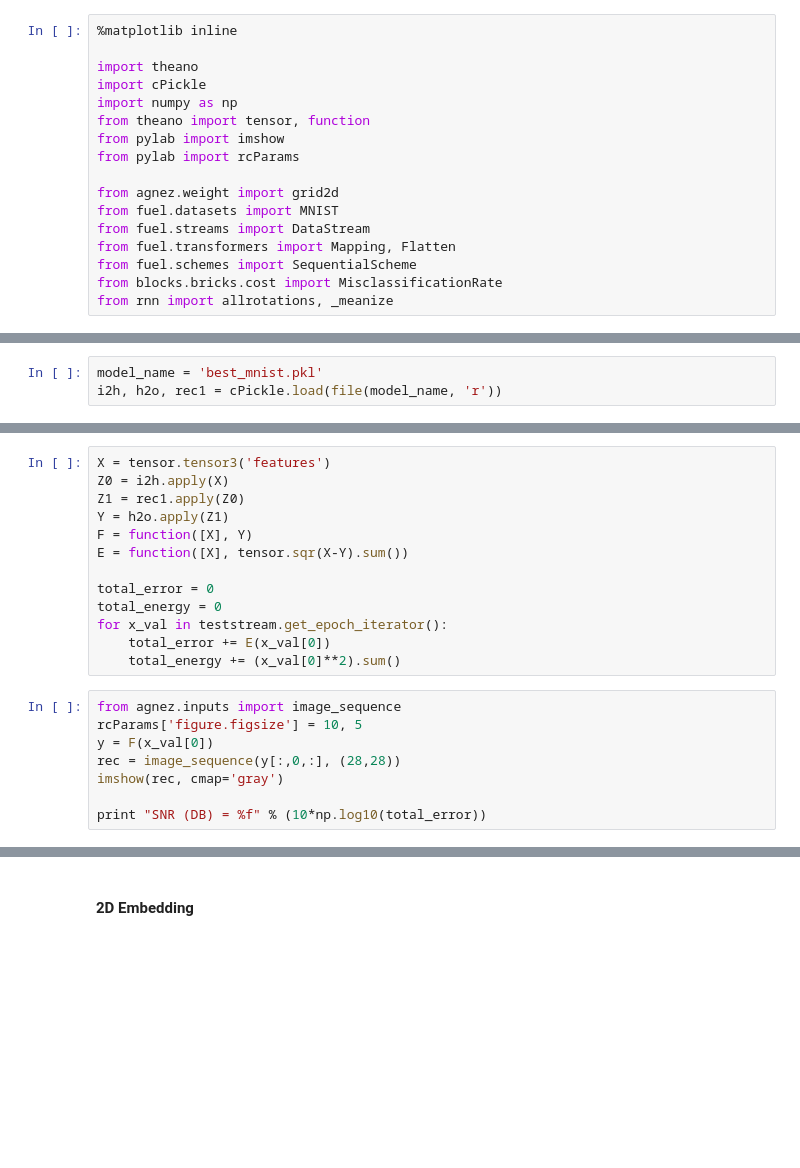
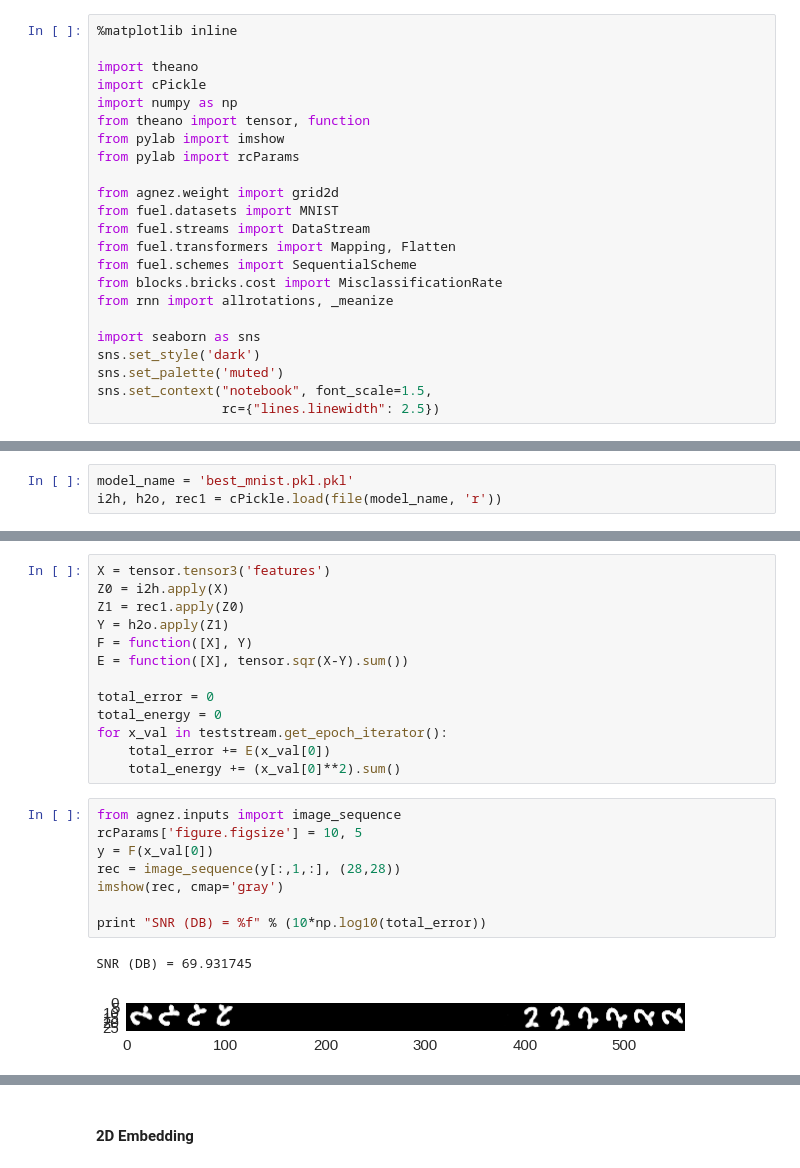
Before and after one commit to EderSantana/autocorrentropy, a Jupyter notebook: rnn.ipynb, the cells around one changed output, grey strips where cells are left out. Cells and saved outputs as stored; diff of their text form; blank space fills up the shorter version.

```diff
--- a/rnn.ipynb
+++ b/rnn.ipynb
@@ -15,3 +15,9 @@ from fuel.transformers import Mapping, Flatten
 from fuel.schemes import SequentialScheme
 from blocks.bricks.cost import MisclassificationRate
 from rnn import allrotations, _meanize
+
+import seaborn as sns
+sns.set_style('dark')
+sns.set_palette('muted')
+sns.set_context("notebook", font_scale=1.5,
+                rc={"lines.linewidth": 2.5})
@@ -37,5 +61,5 @@ teststream = Mapping(Flatten(DataStream(mnist_test,
 # %%
-model_name = 'best_mnist.pkl'
+model_name = 'best_mnist.pkl.pkl'
 i2h, h2o, rec1 = cPickle.load(file(model_name, 'r'))
 # %% [markdown]
 #### Visualize weights
@@ -73,9 +90,12 @@ for x_val in teststream.get_epoch_iterator():
 # %%
 from agnez.inputs import image_sequence
 rcParams['figure.figsize'] = 10, 5
 y = F(x_val[0])
-rec = image_sequence(y[:,0,:], (28,28))
+rec = image_sequence(y[:,1,:], (28,28))
 imshow(rec, cmap='gray')
 
 print "SNR (DB) = %f" % (10*np.log10(total_error))
+# %% [output]
+SNR (DB) = 69.931745
+[figure, added]
 # %%
```
Also changed, not shown: parts of 20 cells of this notebook, 1 other file.
